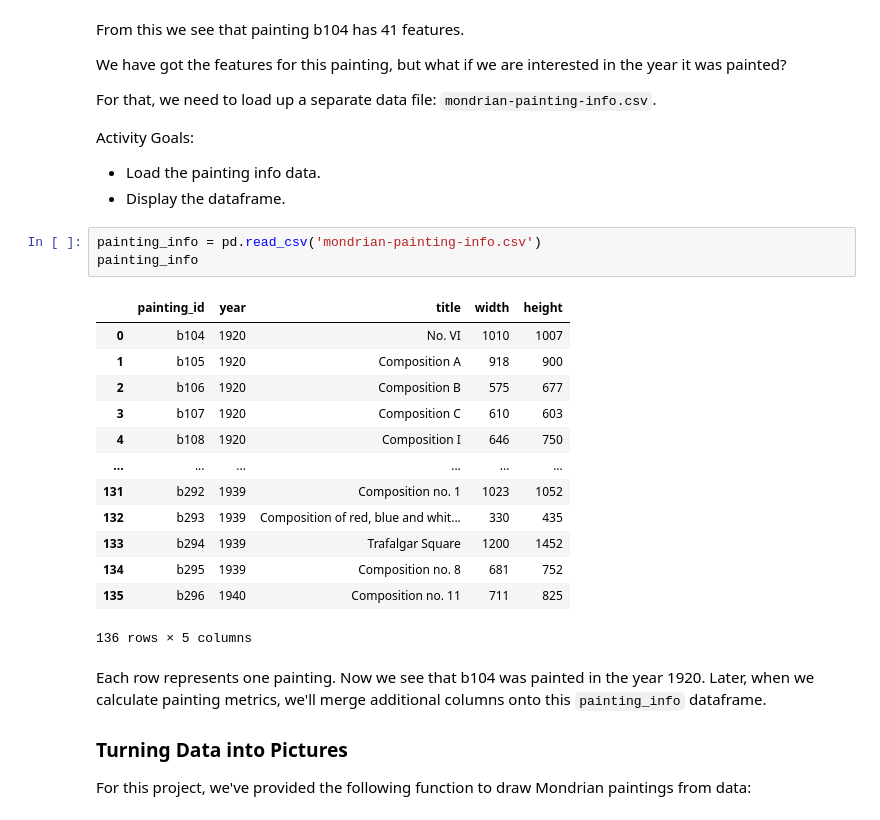
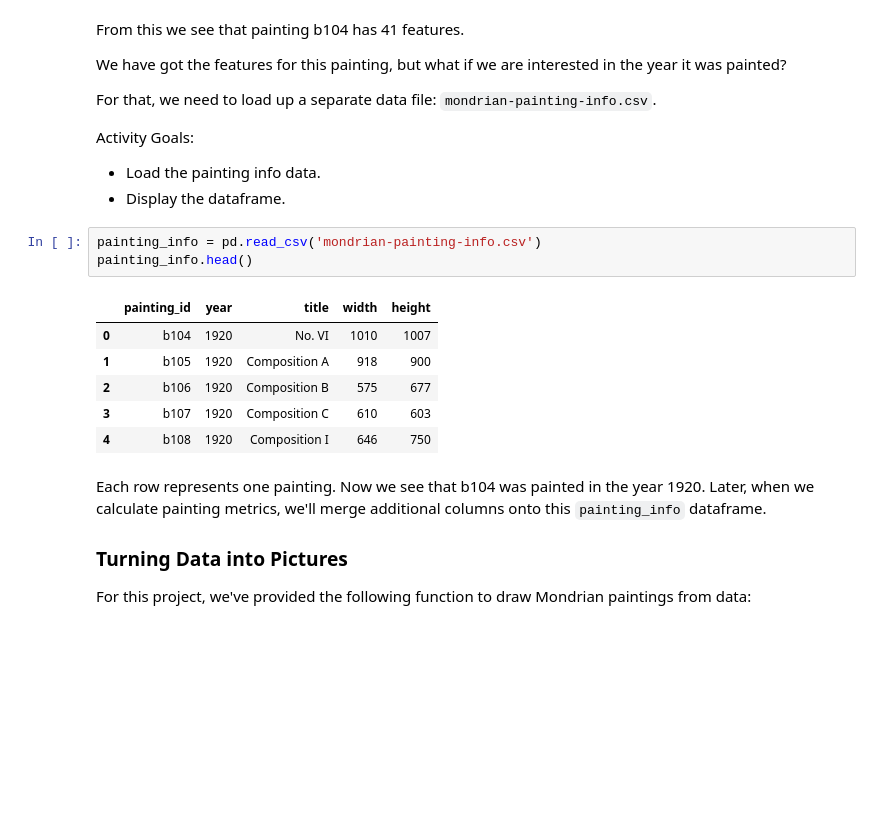
Before and after one commit to sanagahoi/Python_labs, a Jupyter notebook: cisco-labs/mondrian-art-project/mondrian-art-project.ipynb, the cells around one changed output. Saved outputs shown, nothing was run; the diff lists cells and outputs as text; blank space fills up the shorter version.

```diff
--- a/cisco-labs/mondrian-art-project/mondrian-art-project.ipynb
+++ b/cisco-labs/mondrian-art-project/mondrian-art-project.ipynb
@@ -95,21 +85,14 @@ Activity Goals:
 - Display the dataframe.
 # %%
 painting_info = pd.read_csv('mondrian-painting-info.csv')
-painting_info
+painting_info.head()
 # %% [output]
 |  | painting_id | year | title | width | height |
 | 0 | b104 | 1920 | No. VI | 1010 | 1007 |
 | 1 | b105 | 1920 | Composition A | 918 | 900 |
 | 2 | b106 | 1920 | Composition B | 575 | 677 |
 | 3 | b107 | 1920 | Composition C | 610 | 603 |
 | 4 | b108 | 1920 | Composition I | 646 | 750 |
-| ... | ... | ... | ... | ... | ... |
-| 131 | b292 | 1939 | Composition no. 1 | 1023 | 1052 |
-| 132 | b293 | 1939 | Composition of red, blue and whit... | 330 | 435 |
-| 133 | b294 | 1939 | Trafalgar Square | 1200 | 1452 |
-| 134 | b295 | 1939 | Composition no. 8 | 681 | 752 |
-| 135 | b296 | 1940 | Composition no. 11 | 711 | 825 |
-136 rows × 5 columns
 # %% [markdown]
 Each row represents one painting. Now we see that b104 was painted in the year 1920. Later, when we calculate painting metrics, we'll merge additional columns onto this `painting_info` dataframe.
 
```
Also changed, not shown: parts of 8 cells of this notebook.
